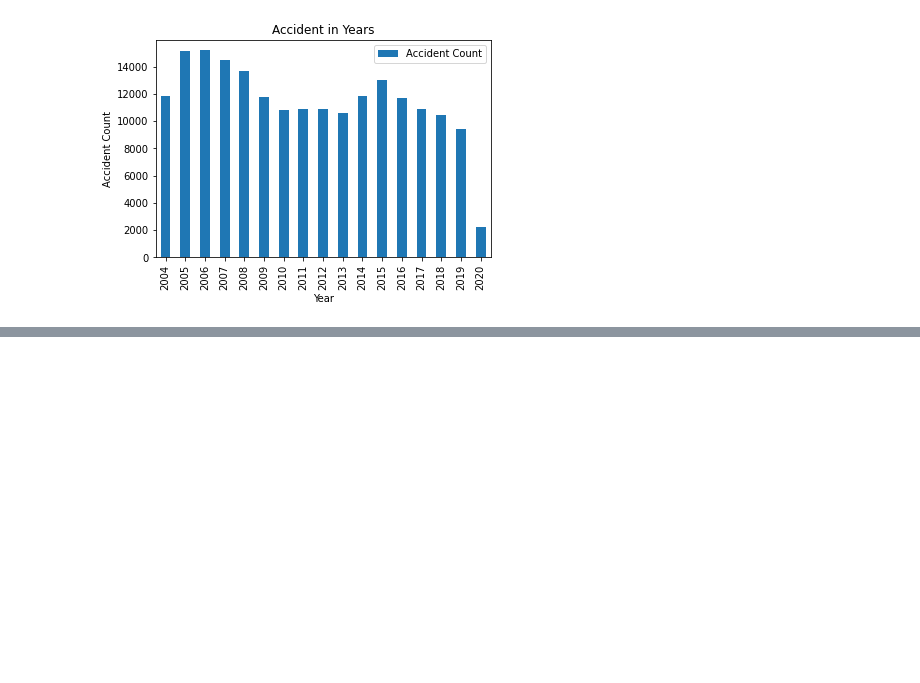
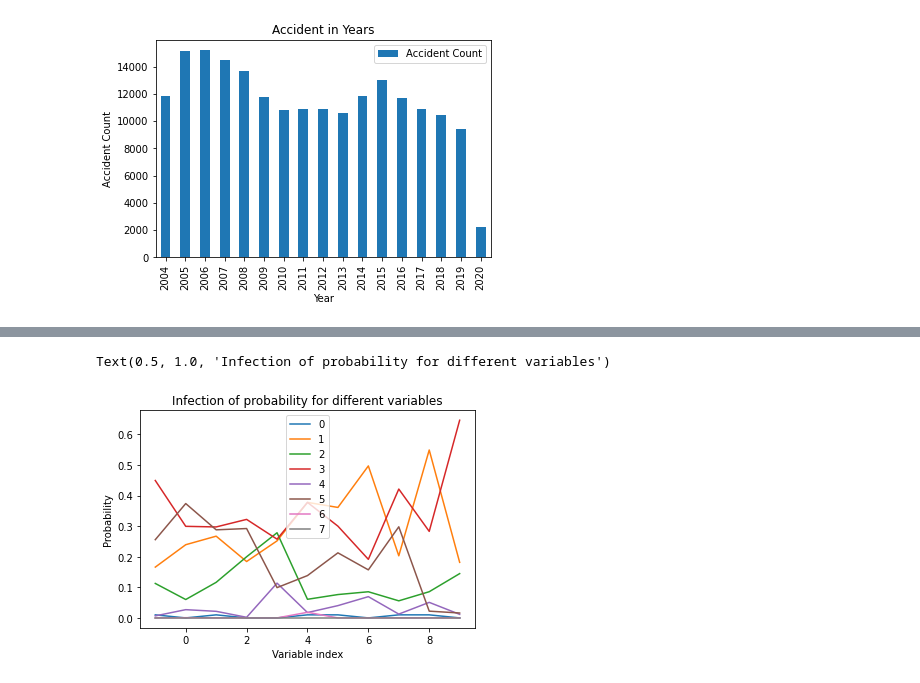
Before and after one commit to Mick235711/Coursera_Capstone, a Jupyter notebook: report.ipynb, the cells around one changed output, grey strips where cells are left out. Saved outputs shown, nothing was run; the diff lists cells and outputs as text; code cells hidden in the pictures; blank space fills up the shorter version.

```diff
--- a/report.ipynb
+++ b/report.ipynb
@@ -217,0 +228,9 @@ plt.savefig("images/accident_years.png")
+# %%
+plt.plot(range(-1, 10), clf.predict_proba([[(0 if i == j else 1) for j in range(0, 10)] for i in range(-1, 10)]))
+plt.xlabel('Variable index')
+plt.ylabel('Probability')
+plt.legend(range(0, 10))
+plt.title('Infection of probability for different variables')
+# %% [output]
+Text(0.5, 1.0, 'Infection of probability for different variables')
+[figure, added]
```
Also changed, not shown: parts of 1 cell of this notebook, 1 other file.
